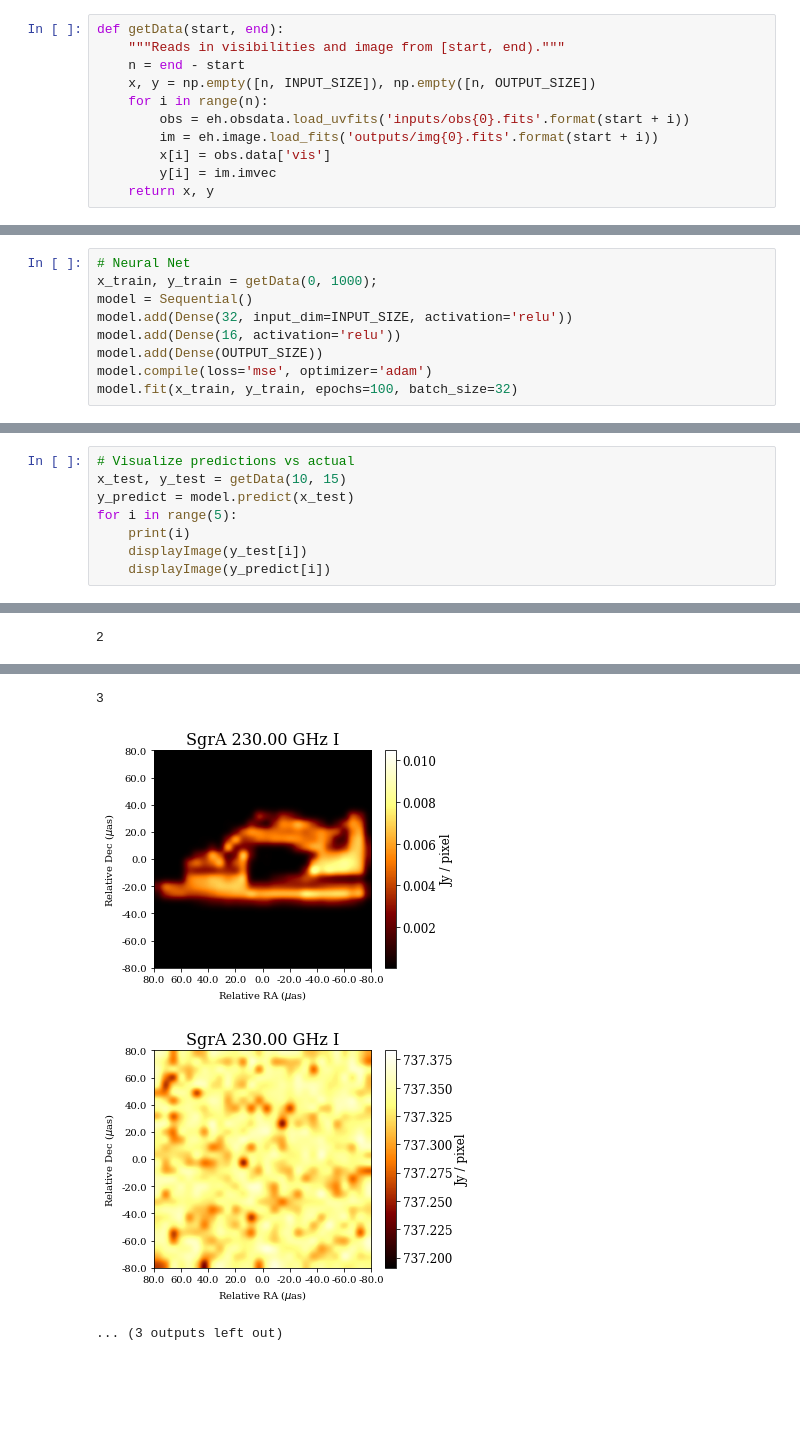
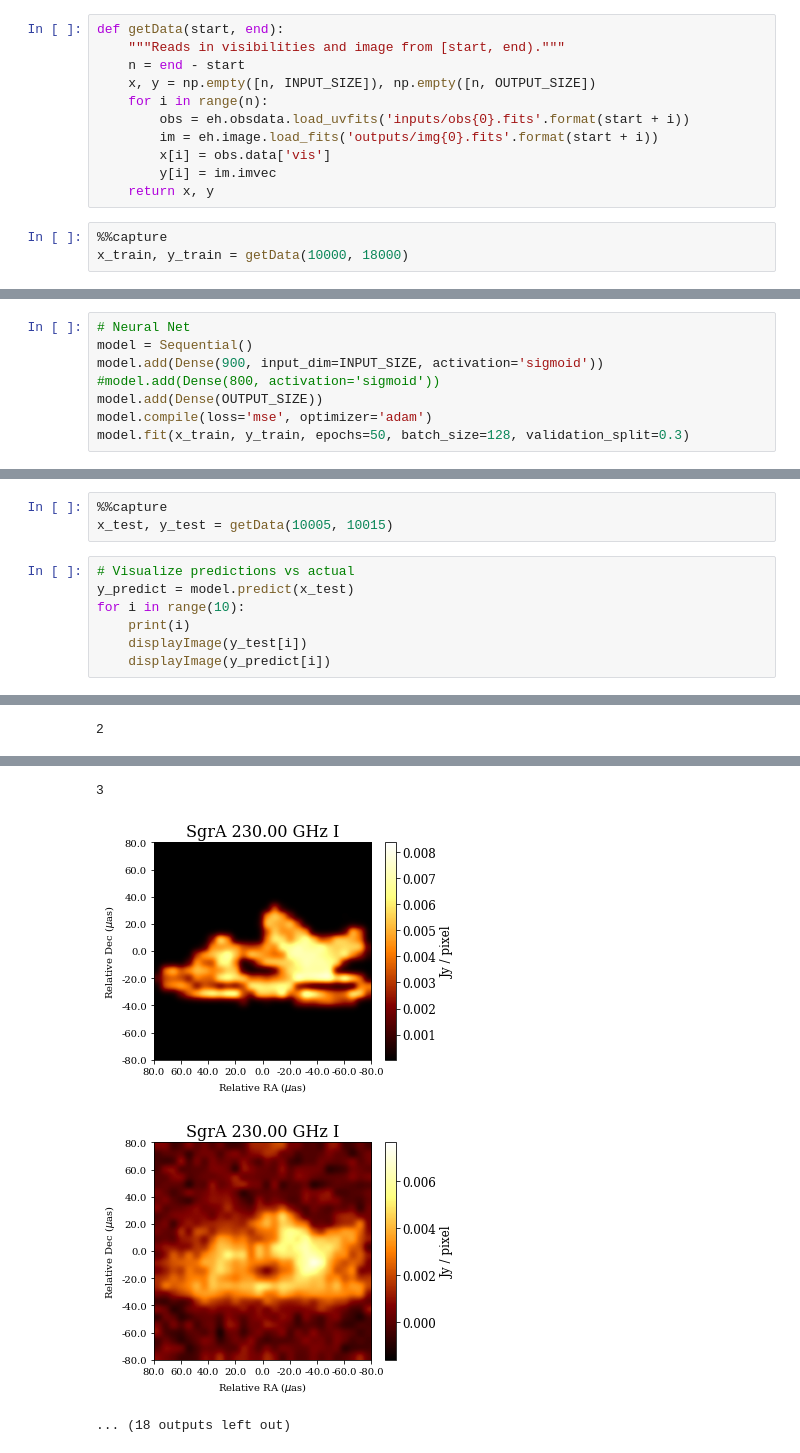
Before and after one commit to lucychen180/CS_101, a Jupyter notebook: eht-imaging/examples/nn1.ipynb, the cells around one changed output, grey strips where cells are left out. Saved outputs shown, nothing was run; the diff lists cells and outputs as text; blank space fills up the shorter version.

Commit message:
decent results and npy data

```diff
--- a/eht-imaging/examples/nn1.ipynb
+++ b/eht-imaging/examples/nn1.ipynb
@@ -29,3 +29,6 @@ def getData(start, end):
         x[i] = obs.data['vis']
         y[i] = im.imvec
     return x, y
+# %%
+%%capture
+x_train, y_train = getData(10000, 18000)
@@ -32,10 +44,9 @@ def getData(start, end):
 # %%
 # Neural Net
-x_train, y_train = getData(0, 1000);
 model = Sequential()
-model.add(Dense(32, input_dim=INPUT_SIZE, activation='relu'))
-model.add(Dense(16, activation='relu'))
+model.add(Dense(900, input_dim=INPUT_SIZE, activation='sigmoid'))
+#model.add(Dense(800, activation='sigmoid'))
 model.add(Dense(OUTPUT_SIZE))
 model.compile(loss='mse', optimizer='adam')
-model.fit(x_train, y_train, epochs=100, batch_size=32)
+model.fit(x_train, y_train, epochs=50, batch_size=128, validation_split=0.3)
 # %% [output]
@@ -59,8 +71,10 @@ Number of uvfits Correlation Products: 4
+# %%
+%%capture
+x_test, y_test = getData(10005, 10015)
 # %%
 # Visualize predictions vs actual
-x_test, y_test = getData(10, 15)
 y_predict = model.predict(x_test)
-for i in range(5):
+for i in range(10):
     print(i)
     displayImage(y_test[i])
     displayImage(y_predict[i])
@@ -93,4 +91,4 @@ Loading fits image:  outputs/img14.fits
 3
-[figure, old version]
+[figure, new version]
-[figure, old version]
+[figure, new version]
-... (3 outputs left out)
+... (18 outputs left out)
```
Also changed, not shown: parts of 4 cells of this notebook, 2 other files.
